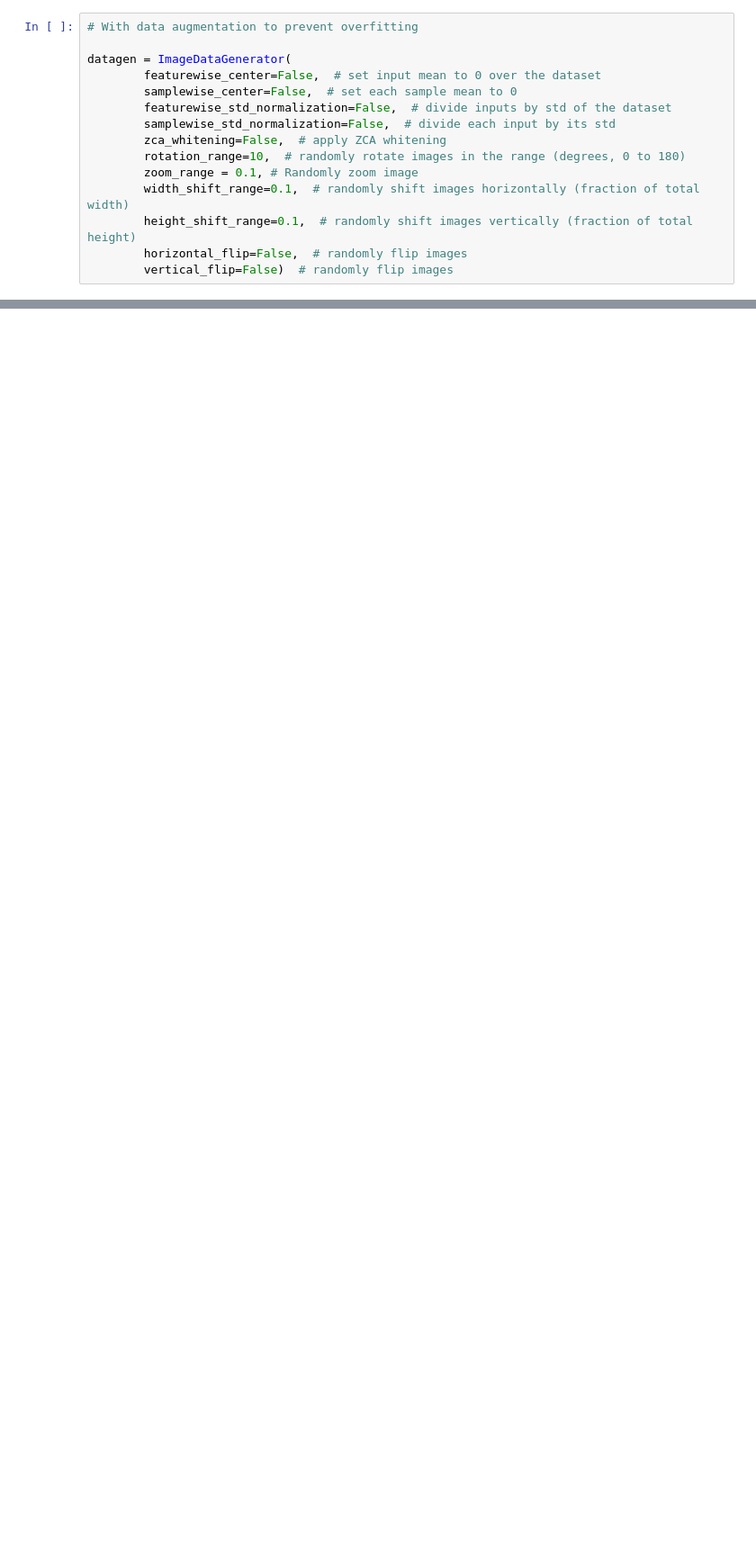
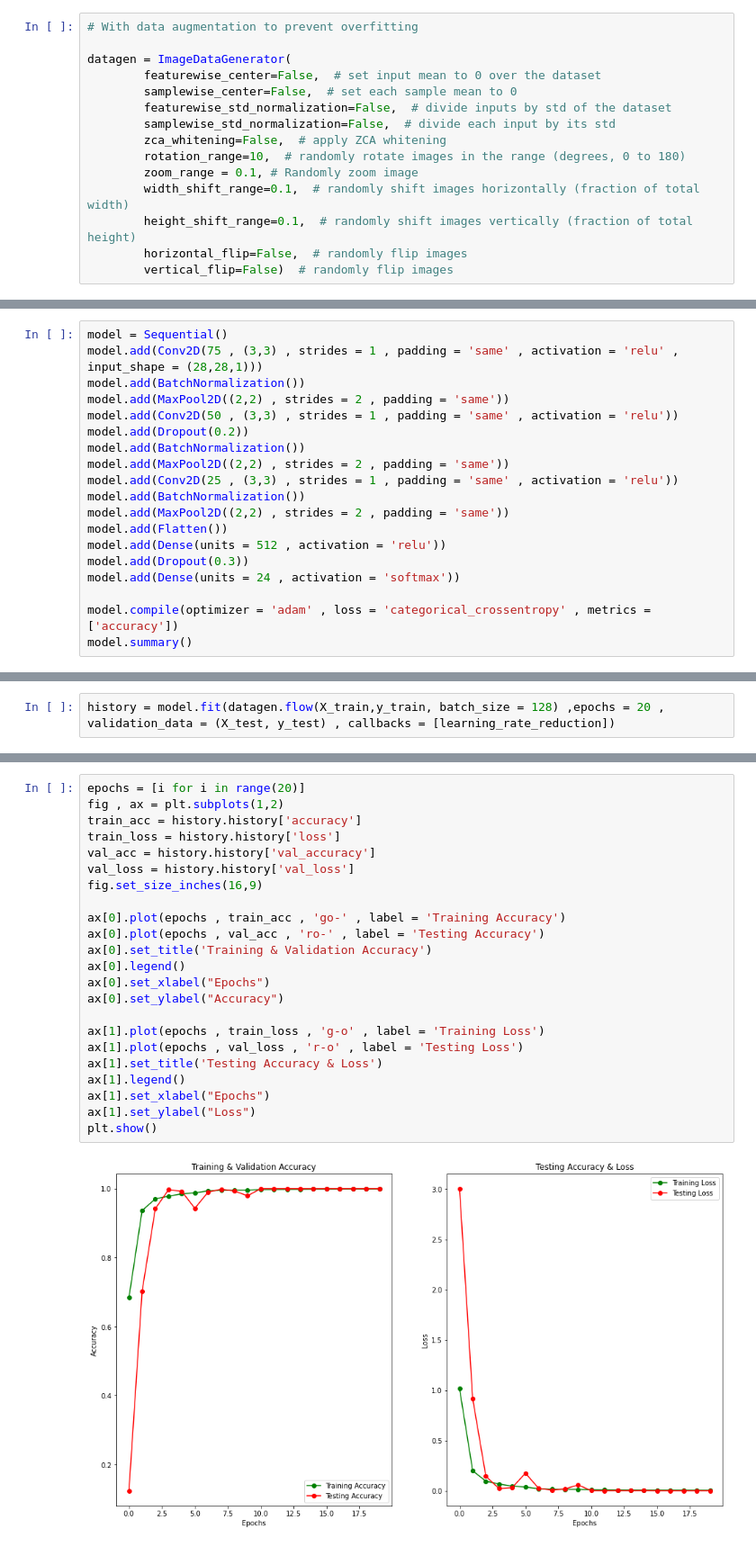
Before and after one commit to thm1d/MNIST_slr, a Jupyter notebook: code.ipynb, the cells around one changed output, grey strips where cells are left out. Shown at 90% size. Saved outputs shown, nothing was run; the diff lists cells and outputs as text; blank space fills up the shorter version.

Commit message:
model ctt

```diff
--- a/code.ipynb
+++ b/code.ipynb
@@ -138,0 +147,19 @@ datagen.fit(x_train.reshape(27455, 28, 28, 1))
+# %%
+model = Sequential()
+model.add(Conv2D(75 , (3,3) , strides = 1 , padding = 'same' , activation = 'relu' , input_shape = (28,28,1)))
+model.add(BatchNormalization())
+model.add(MaxPool2D((2,2) , strides = 2 , padding = 'same'))
+model.add(Conv2D(50 , (3,3) , strides = 1 , padding = 'same' , activation = 'relu'))
+model.add(Dropout(0.2))
+model.add(BatchNormalization())
+model.add(MaxPool2D((2,2) , strides = 2 , padding = 'same'))
+model.add(Conv2D(25 , (3,3) , strides = 1 , padding = 'same' , activation = 'relu'))
+model.add(BatchNormalization())
+model.add(MaxPool2D((2,2) , strides = 2 , padding = 'same'))
+model.add(Flatten())
+model.add(Dense(units = 512 , activation = 'relu'))
+model.add(Dropout(0.3))
+model.add(Dense(units = 24 , activation = 'softmax'))
+
+model.compile(optimizer = 'adam' , loss = 'categorical_crossentropy' , metrics = ['accuracy'])
+model.summary()
@@ -138,0 +184,2 @@ datagen.fit(x_train.reshape(27455, 28, 28, 1))
+# %%
+history = model.fit(datagen.flow(X_train,y_train, batch_size = 128) ,epochs = 20 , validation_data = (X_test, y_test) , callbacks = [learning_rate_reduction])
@@ -138,0 +211,25 @@ datagen.fit(x_train.reshape(27455, 28, 28, 1))
+# %%
+epochs = [i for i in range(20)]
+fig , ax = plt.subplots(1,2)
+train_acc = history.history['accuracy']
+train_loss = history.history['loss']
+val_acc = history.history['val_accuracy']
+val_loss = history.history['val_loss']
+fig.set_size_inches(16,9)
+
+ax[0].plot(epochs , train_acc , 'go-' , label = 'Training Accuracy')
+ax[0].plot(epochs , val_acc , 'ro-' , label = 'Testing Accuracy')
+ax[0].set_title('Training & Validation Accuracy')
+ax[0].legend()
+ax[0].set_xlabel("Epochs")
+ax[0].set_ylabel("Accuracy")
+
+ax[1].plot(epochs , train_loss , 'g-o' , label = 'Training Loss')
+ax[1].plot(epochs , val_loss , 'r-o' , label = 'Testing Loss')
+ax[1].set_title('Testing Accuracy & Loss')
+ax[1].legend()
+ax[1].set_xlabel("Epochs")
+ax[1].set_ylabel("Loss")
+plt.show()
+# %% [output]
+[figure, added]
```
Also changed, not shown: parts of 13 cells of this notebook, 1 other file.
